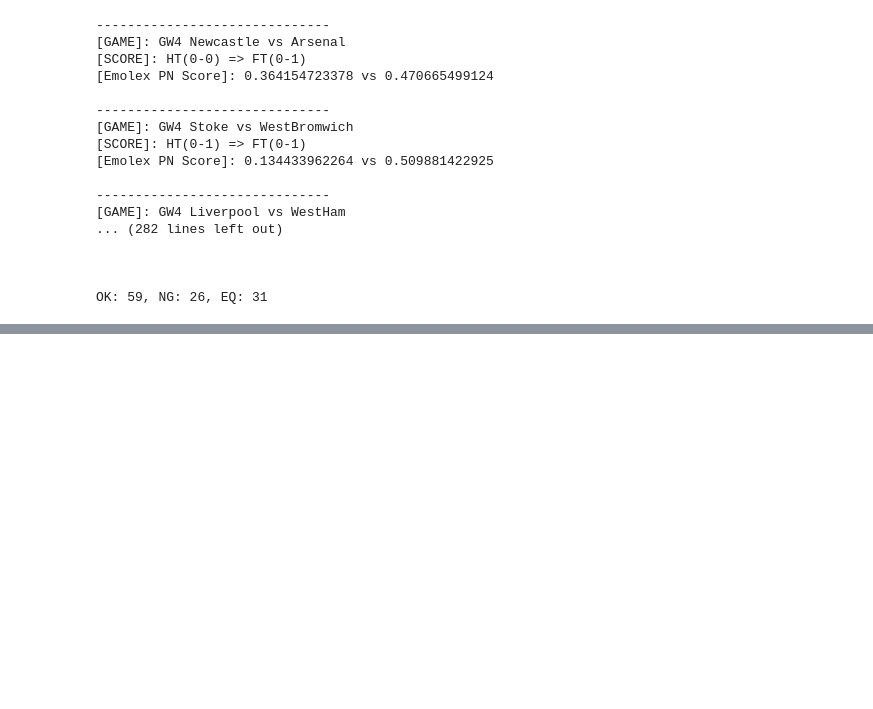
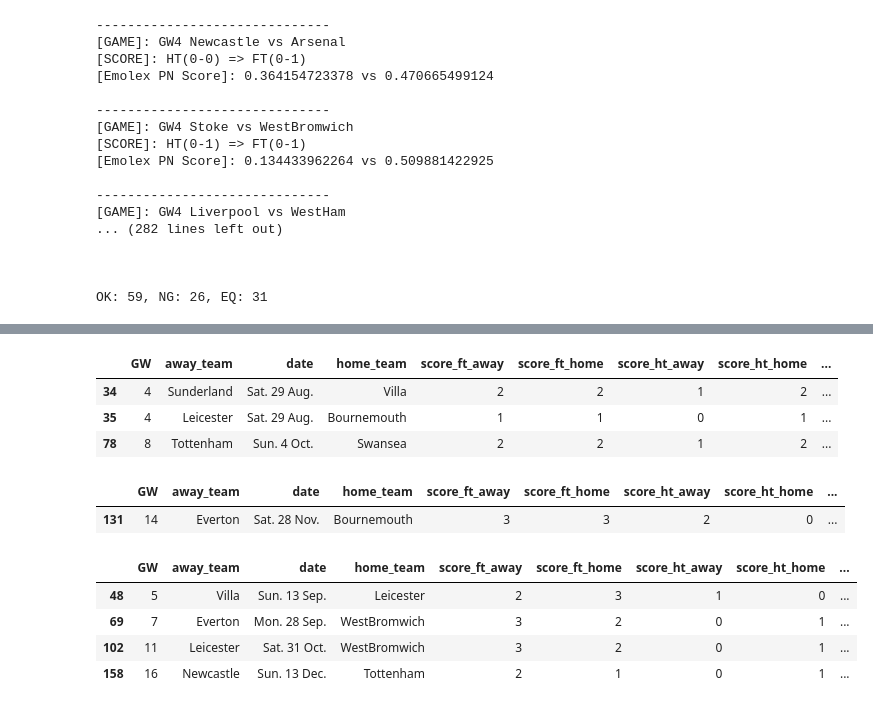
Before and after one commit to byam/predictEPL, a Jupyter notebook: Word-Emotion/Emolex - Predict & Analysis.ipynb, the cells around one changed output, grey strips where cells are left out. Cells and saved outputs as stored; diff of their text form; code cells hidden in the pictures; blank space fills up the shorter version.

```diff
--- a/Word-Emotion/Emolex - Predict & Analysis.ipynb
+++ b/Word-Emotion/Emolex - Predict & Analysis.ipynb
@@ -165,0 +277,53 @@ OK: 59, NG: 26, EQ: 31
+# %%
+dfResult[
+        (dfResult['pn_home'] != -1) &
+
+        # HT: Home == Away
+        (dfResult['score_ht_home'] > dfResult['score_ht_away']) &
+
+        # FT: Home == Away
+        (dfResult['score_ft_home'] <= dfResult['score_ft_away']) &
+
+        # PN: Home < Away
+        (dfResult['pn_home'] < dfResult['pn_away'])
+    ]
+# %% [output]
+|  | GW | away_team | date | home_team | score_ft_away | score_ft_home | score_ht_away | score_ht_home | ... |
+| 34 | 4 | Sunderland | Sat. 29 Aug. | Villa | 2 | 2 | 1 | 2 | ... |
+| 35 | 4 | Leicester | Sat. 29 Aug. | Bournemouth | 1 | 1 | 0 | 1 | ... |
+| 78 | 8 | Tottenham | Sun. 4 Oct. | Swansea | 2 | 2 | 1 | 2 | ... |
+# %%
+dfResult[
+        (dfResult['pn_home'] != -1) &
+
+        # HT: Home == Away
+        (dfResult['score_ht_home'] < dfResult['score_ht_away']) &
+
+        # FT: Home == Away
+        (dfResult['score_ft_home'] >= dfResult['score_ft_away']) &
+
+        # PN: Home < Away
+        (dfResult['pn_home'] > dfResult['pn_away'])
+    ]
+# %% [output]
+|  | GW | away_team | date | home_team | score_ft_away | score_ft_home | score_ht_away | score_ht_home | ... |
+| 131 | 14 | Everton | Sat. 28 Nov. | Bournemouth | 3 | 3 | 2 | 0 | ... |
+# %%
+dfResult[
+    (dfResult['pn_home'] != -1) &
+
+    # Reversed WIN
+    (
+        # HT: Home > Away & FT: Home < Away
+        ((dfResult['score_ht_home'] > dfResult['score_ht_away']) & (dfResult['score_ft_home'] < dfResult['score_ft_away'])) |
+
+        # HT: Home < Away & FT: Home > Away
+        ((dfResult['score_ht_home'] < dfResult['score_ht_away']) & (dfResult['score_ft_home'] > dfResult['score_ft_away']))
+    )
+]
+# %% [output]
+|  | GW | away_team | date | home_team | score_ft_away | score_ft_home | score_ht_away | score_ht_home | ... |
+| 48 | 5 | Villa | Sun. 13 Sep. | Leicester | 2 | 3 | 1 | 0 | ... |
+| 69 | 7 | Everton | Mon. 28 Sep. | WestBromwich | 3 | 2 | 0 | 1 | ... |
+| 102 | 11 | Leicester | Sat. 31 Oct. | WestBromwich | 3 | 2 | 0 | 1 | ... |
+| 158 | 16 | Newcastle | Sun. 13 Dec. | Tottenham | 2 | 1 | 0 | 1 | ... |
```
Also changed, not shown: parts of 4 cells of this notebook, 7 other files.
